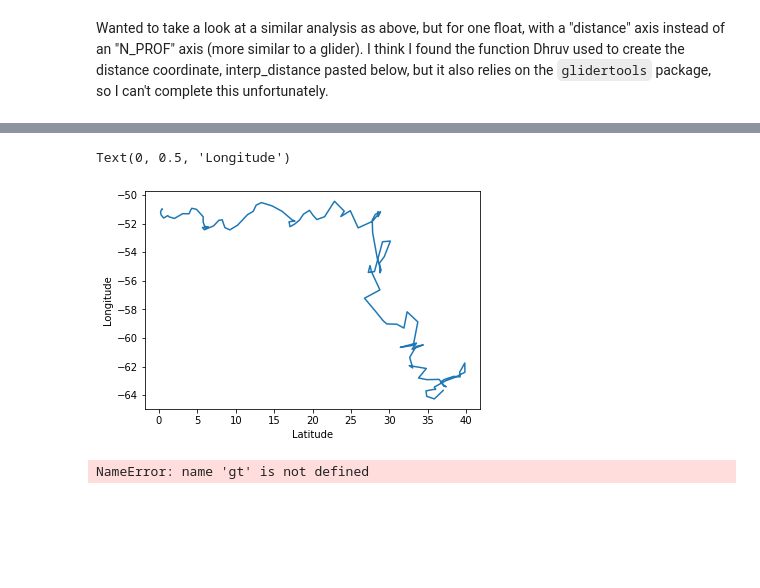
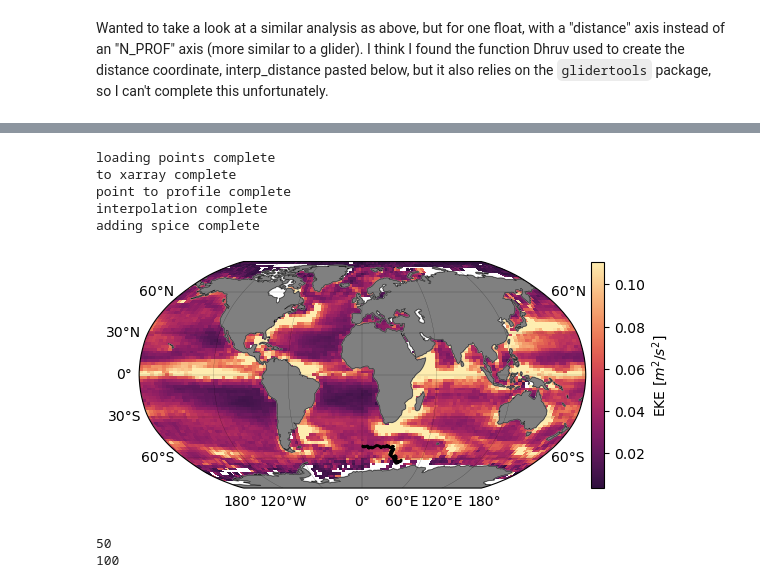
Before and after one commit to ocean-transport/argo-intern, a Jupyter notebook: argo_density_space.ipynb, the cells around one changed output, grey strips where cells are left out. Drawn from its saved outputs; the diff is of its cells as text; code cells hidden in the pictures; blank space fills up the shorter version.

Commit message:
added panels by float

```diff
--- a/argo_density_space.ipynb
+++ b/argo_density_space.ipynb
@@ -216,7 +211,0 @@ float1 = argo_loader.float(float_IDs[0]).to_xarray()
-# %%
-plt.plot(float1.LONGITUDE, float1.LATITUDE)
-plt.xlabel('Latitude')
-plt.ylabel('Longitude')
-# %% [output]
-Text(0, 0.5, 'Longitude')
-[figure, removed]
@@ -257,4 +212,12 @@ def interp_distance(ds, var, vert_axis = 'PRES_INTERPOLATED'):
-# %%
-test=interp_distance(float1, 'N_PROF')
-# %% [output]
-NameError: name 'gt' is not defined
+# %%
+float0 = ff.get_float(float_IDs[0], 4)
+# %% [output]
+loading points complete
+to xarray complete
+point to profile complete
+interpolation complete
+adding spice complete
+# %%
+pf.plot_dist(float0)
+# %% [output]
+[figure, added]
@@ -260,0 +228,5 @@ NameError: name 'gt' is not defined
+# %%
+float0_rho = df.interpolate2density_dist(float0_dist, rho_grid_0)
+# %% [output]
+50
+100
```
Also changed, not shown: parts of 22 cells of this notebook.
